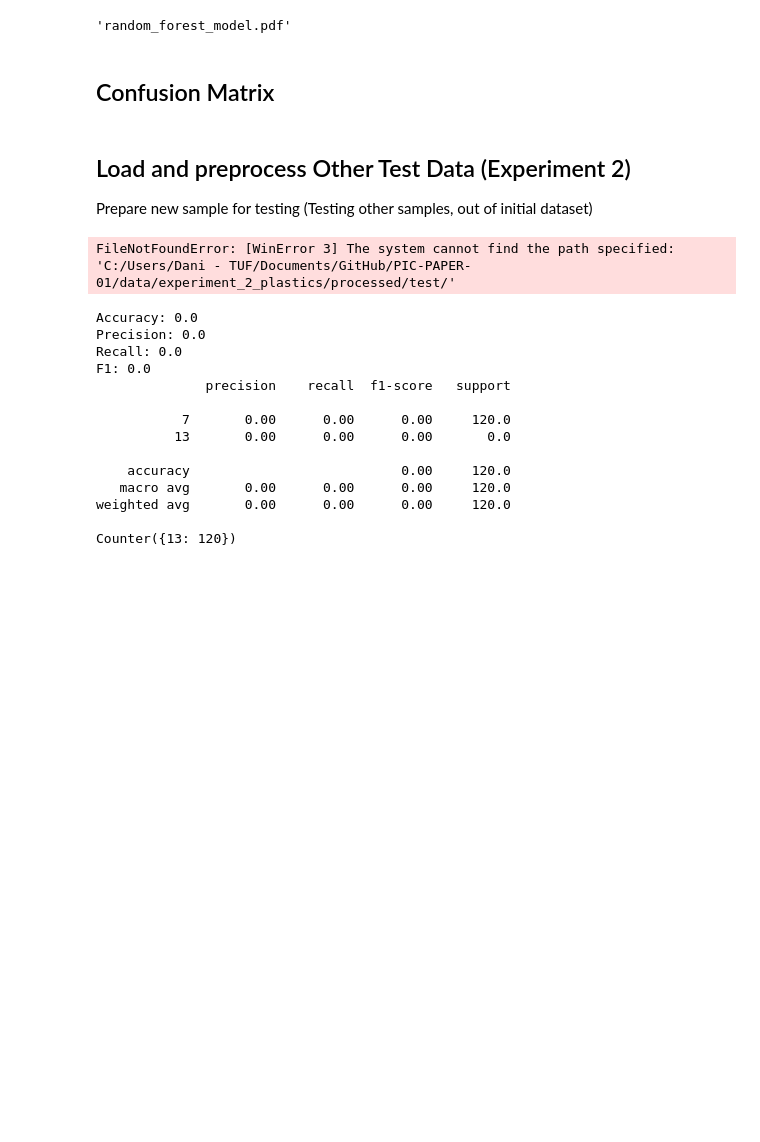
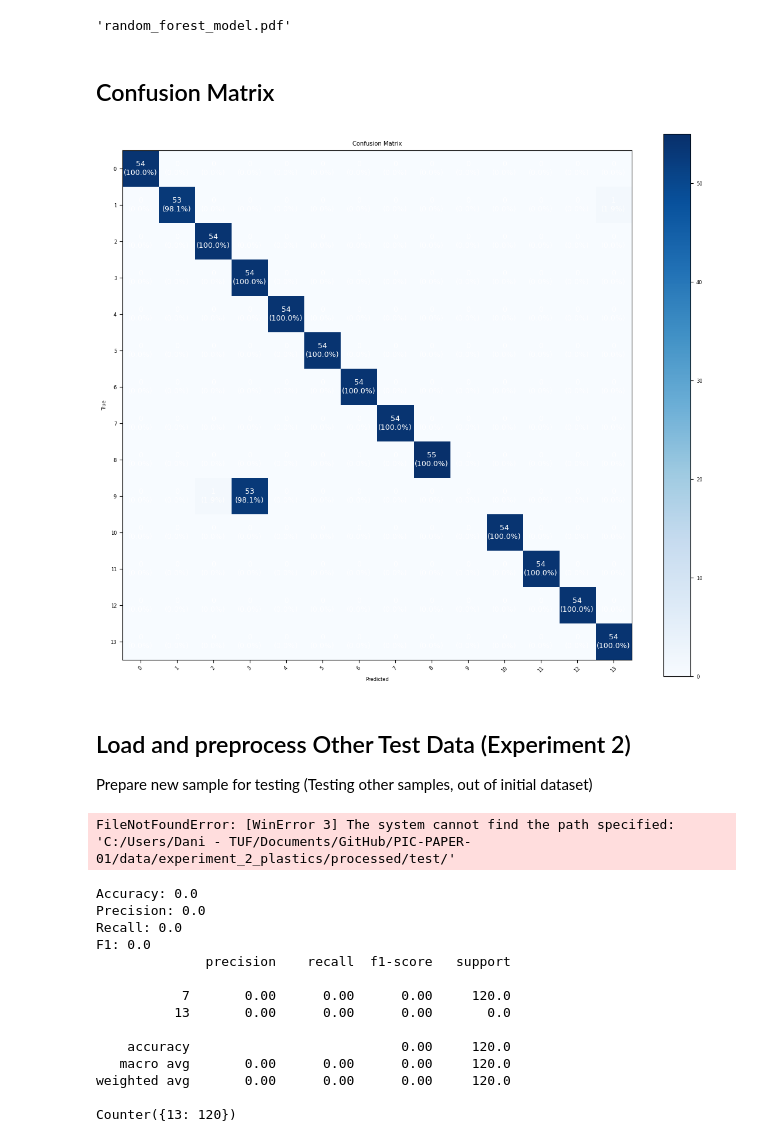
Before and after one commit to danimp94/PLASTICS-THz, a Jupyter notebook: src/scripts/notebook/Freq_Optimizacion_other_models.ipynb, the cells around one changed output. Saved outputs shown, nothing was run; the diff lists cells and outputs as text; code cells hidden in the pictures; blank space fills up the shorter version.

```diff
--- a/src/scripts/notebook/Freq_Optimizacion_other_models.ipynb
+++ b/src/scripts/notebook/Freq_Optimizacion_other_models.ipynb
@@ -578,7 +628,9 @@ def plot_confusion_matrix(y_true, y_pred, labels):
 # Call the function with appropriate arguments
 labels = ['A1', 'B1', 'C1', 'D1', 'E1', 'F1', 'G1', 'H1', 'I1', 'J1', 'K1', 'L1', 'M1', 'N1', 'REF']
 # %%
-plot_confusion_matrix(y_test, y_pred, np.unique(y_test))
+plot_confusion_matrix(y_test, y_pred[0], np.unique(y_test))
+# %% [output]
+[figure, added]
 # %% [markdown]
 ## Load and preprocess Other Test Data (Experiment 2)
 Prepare new sample for testing (Testing other samples, out of initial dataset)
```
Also changed, not shown: parts of 5 cells of this notebook.
